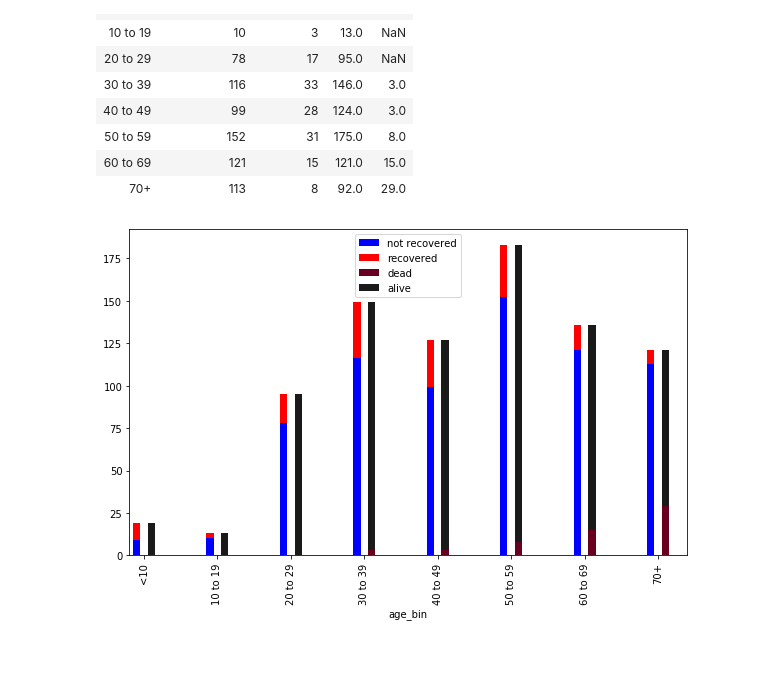
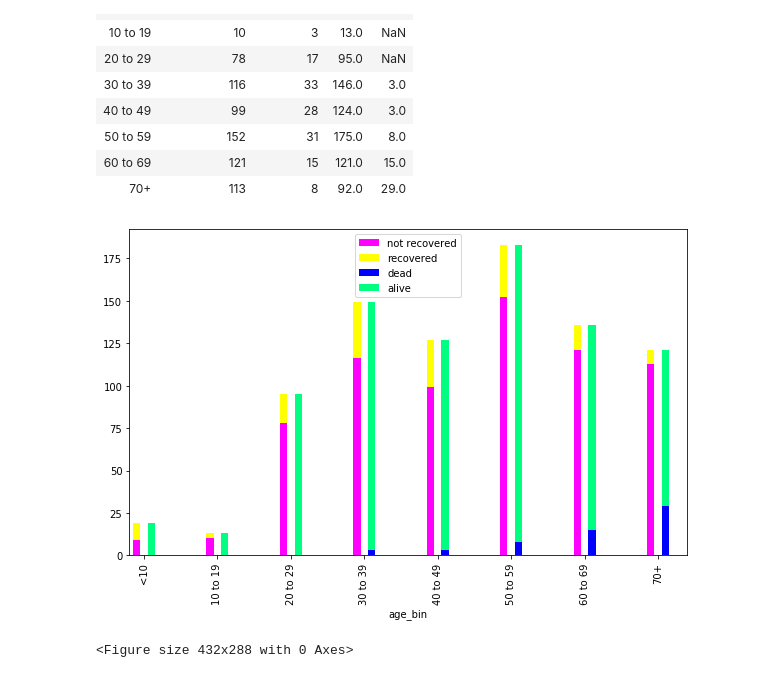
Before and after one commit to Rotas20/COVID19, a Jupyter notebook: MC - Gender Age Question.ipynb, the cells around one changed output. Drawn from its saved outputs; the diff is of its cells as text; code cells hidden in the pictures.

```diff
--- a/MC - Gender Age Question.ipynb
+++ b/MC - Gender Age Question.ipynb
@@ -159,11 +161,13 @@ death_rec_df
 # %%
 #matplotlib.style.use('ggplot')
 
 fig, ax = plt.subplots(figsize = (10,6))
-death_rec_df[['not recovered', 'recovered']].plot.bar(stacked=True, width=0.1, position=1.5, colormap="bwr", ax=ax, alpha=1)
-death_rec_df[['dead', 'alive']].plot.bar(stacked=True, width=0.1, position=-0.5, colormap="RdGy", ax=ax, alpha=1)
+death_rec_df[['not recovered', 'recovered']].plot.bar(stacked=True, width=0.1, position=1.5, colormap="spring",ax=ax, alpha=1)
+death_rec_df[['dead', 'alive']].plot.bar(stacked=True, width=0.1, position=-0.5, colormap="winter", ax=ax, alpha=1)
 
 plt.legend(loc="upper center")
 plt.show()
+plt.savefig("aliverecovered.png") # save as png
 # %% [output]
-[figure, old version]
+[figure, new version]
+<Figure size 432x288 with 0 Axes>
```
Also changed, not shown: parts of 2 cells of this notebook, 4 other files.
